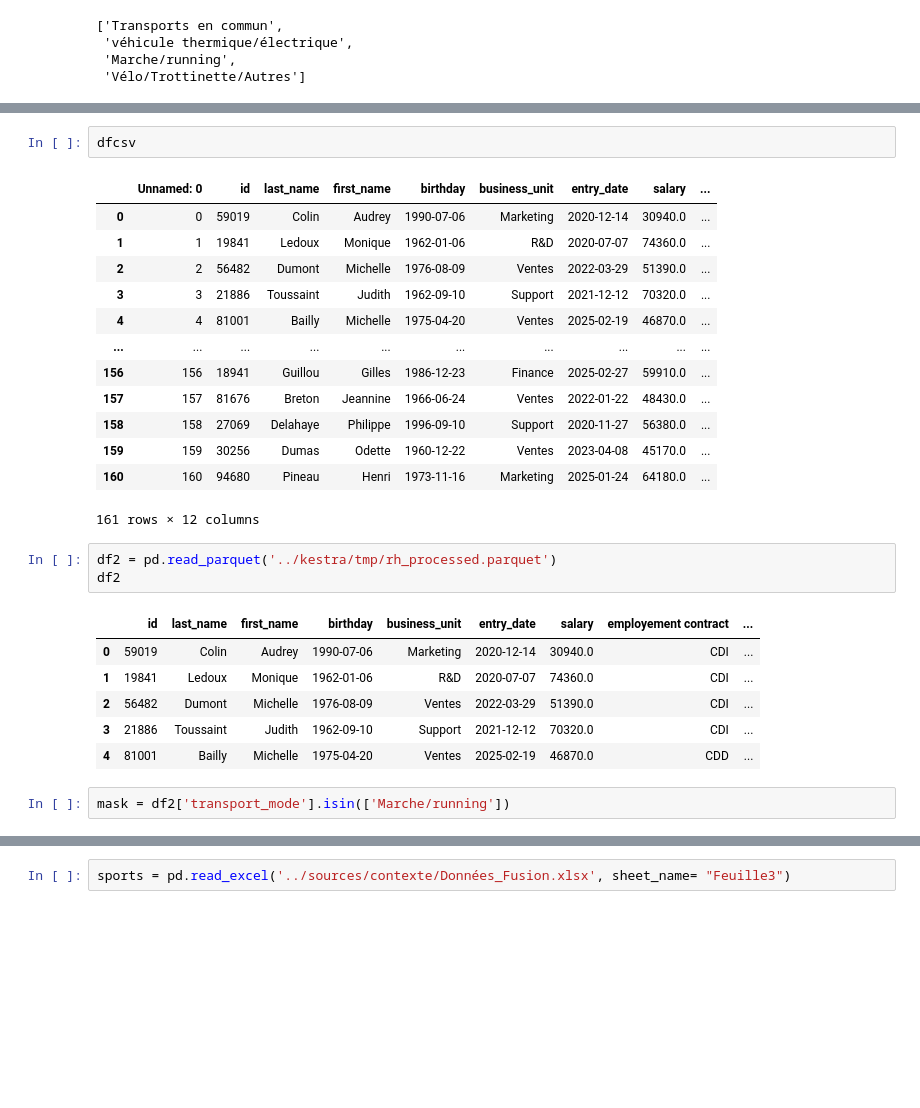
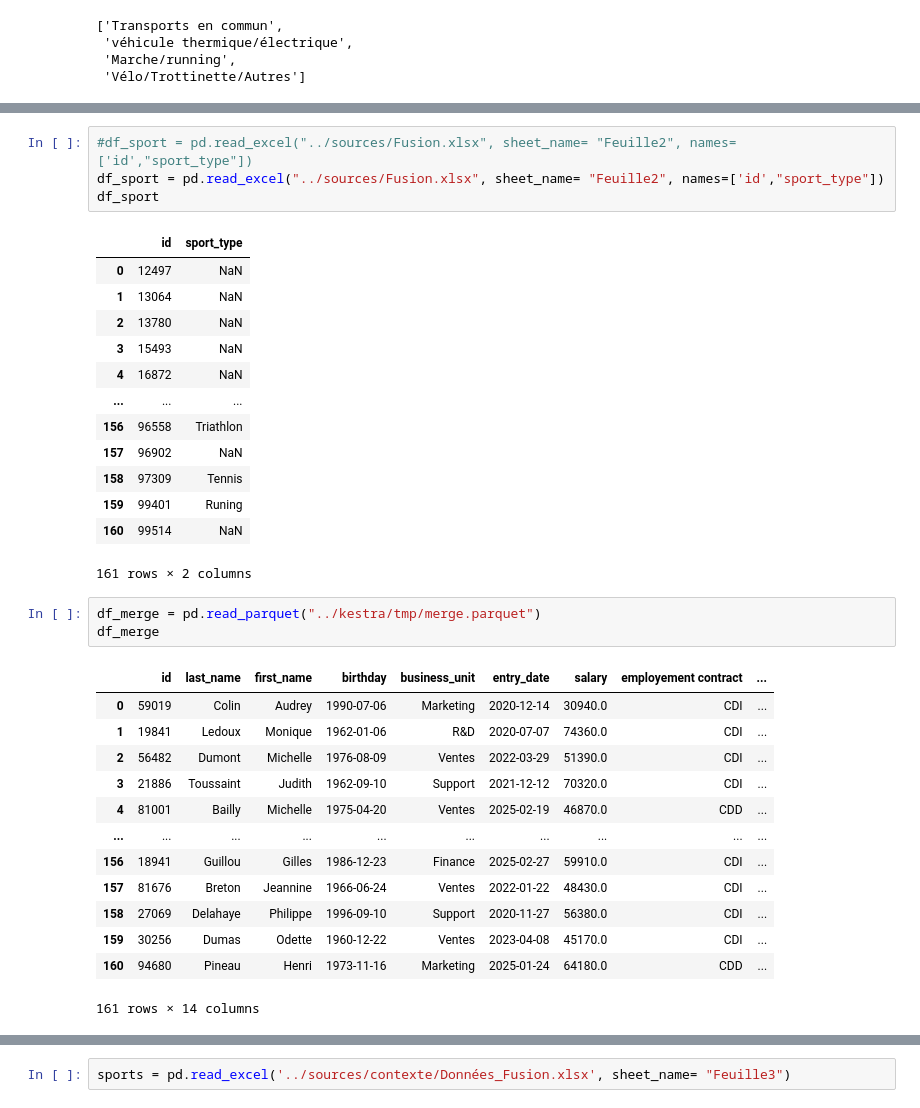
Before and after one commit to day811/OCDE-P12, a Jupyter notebook: notebooks/explore.ipynb, the cells around one changed output, grey strips where cells are left out. Cells and saved outputs as stored; diff of their text form; blank space fills up the shorter version.

```diff
--- a/notebooks/explore.ipynb
+++ b/notebooks/explore.ipynb
@@ -99,29 +91,36 @@ dtype: object
-# %%
-dfcsv
-# %% [output]
-|  | Unnamed: 0 | id | last_name | first_name | birthday | business_unit | entry_date | salary | ... |
-| 0 | 0 | 59019 | Colin | Audrey | 1990-07-06 | Marketing | 2020-12-14 | 30940.0 | ... |
-| 1 | 1 | 19841 | Ledoux | Monique | 1962-01-06 | R&D | 2020-07-07 | 74360.0 | ... |
-| 2 | 2 | 56482 | Dumont | Michelle | 1976-08-09 | Ventes | 2022-03-29 | 51390.0 | ... |
-| 3 | 3 | 21886 | Toussaint | Judith | 1962-09-10 | Support | 2021-12-12 | 70320.0 | ... |
-| 4 | 4 | 81001 | Bailly | Michelle | 1975-04-20 | Ventes | 2025-02-19 | 46870.0 | ... |
-| ... | ... | ... | ... | ... | ... | ... | ... | ... | ... |
-| 156 | 156 | 18941 | Guillou | Gilles | 1986-12-23 | Finance | 2025-02-27 | 59910.0 | ... |
-| 157 | 157 | 81676 | Breton | Jeannine | 1966-06-24 | Ventes | 2022-01-22 | 48430.0 | ... |
-| 158 | 158 | 27069 | Delahaye | Philippe | 1996-09-10 | Support | 2020-11-27 | 56380.0 | ... |
-| 159 | 159 | 30256 | Dumas | Odette | 1960-12-22 | Ventes | 2023-04-08 | 45170.0 | ... |
-| 160 | 160 | 94680 | Pineau | Henri | 1973-11-16 | Marketing | 2025-01-24 | 64180.0 | ... |
-161 rows × 12 columns
 # %%
-df2 = pd.read_parquet('../kestra/tmp/rh_processed.parquet')
-df2
+#df_sport = pd.read_excel("../sources/Fusion.xlsx", sheet_name= "Feuille2", names=['id',"sport_type"])
+df_sport = pd.read_excel("../sources/Fusion.xlsx", sheet_name= "Feuille2", names=['id',"sport_type"])
+df_sport
 # %% [output]
-|  | id | last_name | first_name | birthday | business_unit | entry_date | salary | employement contract | ... |
-| 0 | 59019 | Colin | Audrey | 1990-07-06 | Marketing | 2020-12-14 | 30940.0 | CDI | ... |
-| 1 | 19841 | Ledoux | Monique | 1962-01-06 | R&D | 2020-07-07 | 74360.0 | CDI | ... |
-| 2 | 56482 | Dumont | Michelle | 1976-08-09 | Ventes | 2022-03-29 | 51390.0 | CDI | ... |
-| 3 | 21886 | Toussaint | Judith | 1962-09-10 | Support | 2021-12-12 | 70320.0 | CDI | ... |
-| 4 | 81001 | Bailly | Michelle | 1975-04-20 | Ventes | 2025-02-19 | 46870.0 | CDD | ... |
+|  | id | sport_type |
+| 0 | 12497 | NaN |
+| 1 | 13064 | NaN |
+| 2 | 13780 | NaN |
+| 3 | 15493 | NaN |
+| 4 | 16872 | NaN |
+| ... | ... | ... |
+| 156 | 96558 | Triathlon |
+| 157 | 96902 | NaN |
+| 158 | 97309 | Tennis |
+| 159 | 99401 | Runing |
+| 160 | 99514 | NaN |
+161 rows × 2 columns
-# %%
-mask = df2['transport_mode'].isin(['Marche/running'])
+# %%
+df_merge = pd.read_parquet("../kestra/tmp/merge.parquet")
+df_merge
+# %% [output]
+|  | id | last_name | first_name | birthday | business_unit | entry_date | salary | employement contract | ... |
+| 0 | 59019 | Colin | Audrey | 1990-07-06 | Marketing | 2020-12-14 | 30940.0 | CDI | ... |
+| 1 | 19841 | Ledoux | Monique | 1962-01-06 | R&D | 2020-07-07 | 74360.0 | CDI | ... |
+| 2 | 56482 | Dumont | Michelle | 1976-08-09 | Ventes | 2022-03-29 | 51390.0 | CDI | ... |
+| 3 | 21886 | Toussaint | Judith | 1962-09-10 | Support | 2021-12-12 | 70320.0 | CDI | ... |
+| 4 | 81001 | Bailly | Michelle | 1975-04-20 | Ventes | 2025-02-19 | 46870.0 | CDD | ... |
+| ... | ... | ... | ... | ... | ... | ... | ... | ... | ... |
+| 156 | 18941 | Guillou | Gilles | 1986-12-23 | Finance | 2025-02-27 | 59910.0 | CDI | ... |
+| 157 | 81676 | Breton | Jeannine | 1966-06-24 | Ventes | 2022-01-22 | 48430.0 | CDI | ... |
+| 158 | 27069 | Delahaye | Philippe | 1996-09-10 | Support | 2020-11-27 | 56380.0 | CDI | ... |
+| 159 | 30256 | Dumas | Odette | 1960-12-22 | Ventes | 2023-04-08 | 45170.0 | CDI | ... |
+| 160 | 94680 | Pineau | Henri | 1973-11-16 | Marketing | 2025-01-24 | 64180.0 | CDD | ... |
+161 rows × 14 columns
 # %%
```
Also changed, not shown: parts of 13 cells of this notebook.
